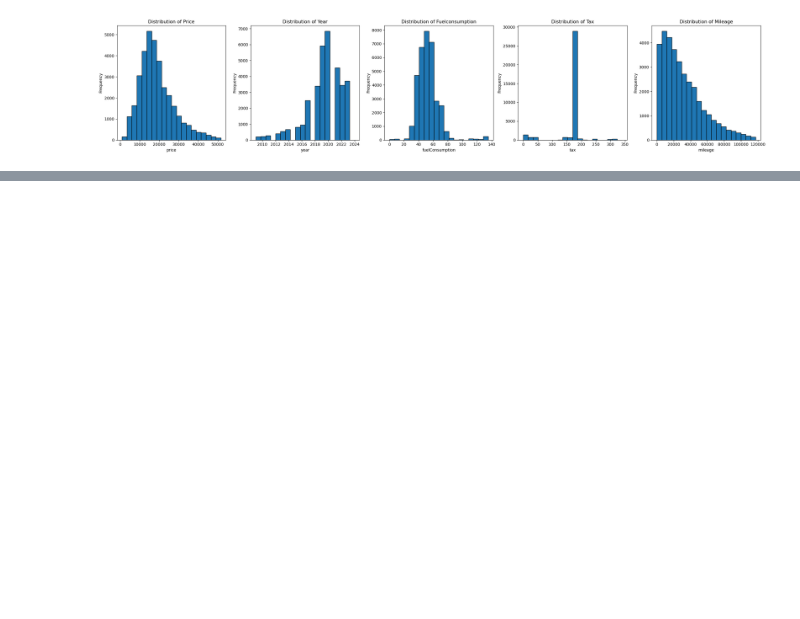
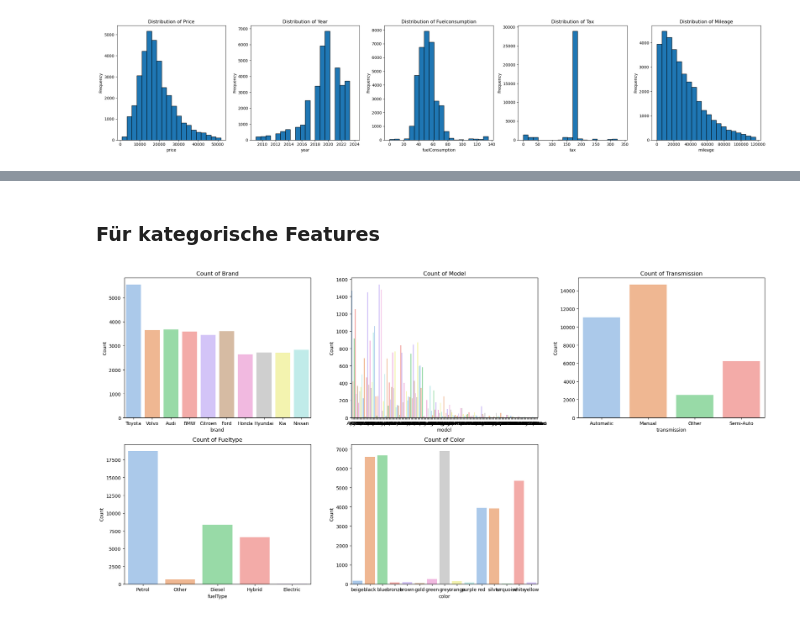
Before and after one commit to aykansandal/MDAProjekt, a Jupyter notebook: scrape.ipynb, the cells around one changed output, grey strips where cells are left out. Drawn from its saved outputs; the diff is of its cells as text; code cells hidden in the pictures; blank space fills up the shorter version.

```diff
--- a/scrape.ipynb
+++ b/scrape.ipynb
@@ -393,0 +443,24 @@ plt.show()
+# %% [markdown]
+### Für kategorische Features
+# %%
+# Selecting categorical columns
+categorical_columns = ['brand', 'model', 'transmission', 'fuelType', 'color']
+
+# Creating subplots
+fig, axes = plt.subplots(nrows=2, ncols=3, figsize=(20, 10))
+axes = axes.flatten()
+
+# Plotting bar charts
+for i, column in enumerate(categorical_columns):
+    if i == 5:
+        break
+    sns.countplot(x=df[column], ax=axes[i], palette='pastel')
+    axes[i].set_title(f'Count of {column.capitalize()}')
+    axes[i].set_xlabel(column)
+    axes[i].set_ylabel('Count')
+
+fig.delaxes(axes[5])
+plt.tight_layout()
+plt.show()
+# %% [output]
+[figure, added]
```
Also changed, not shown: parts of 12 cells of this notebook.
